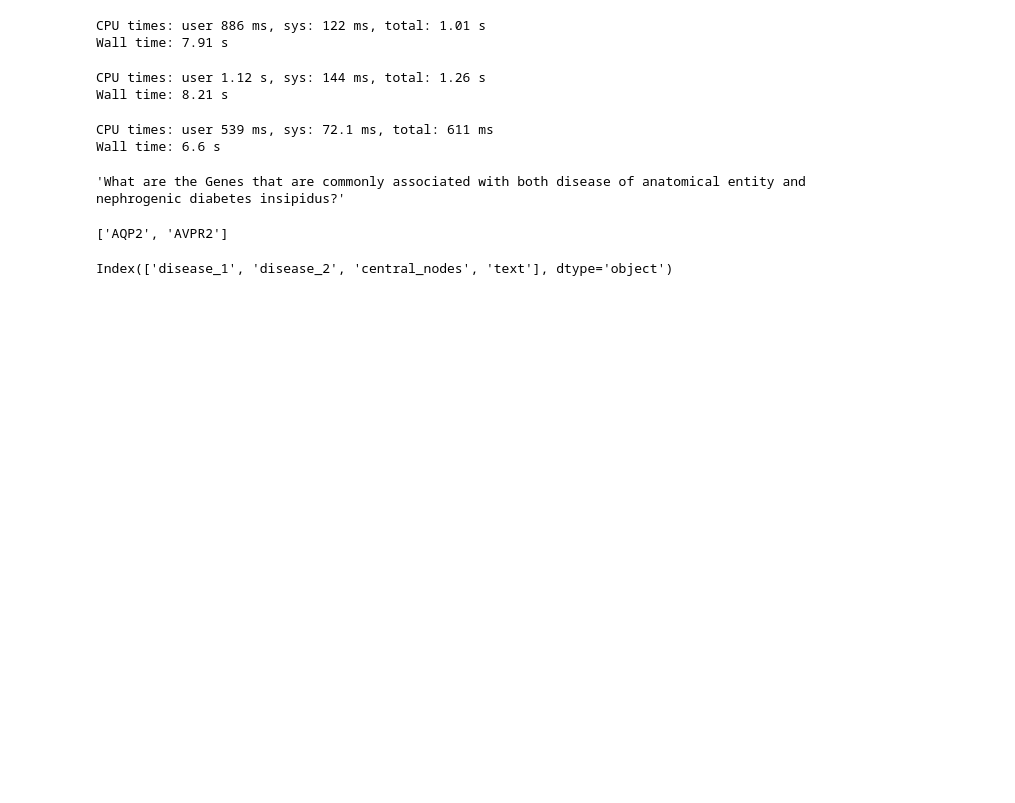
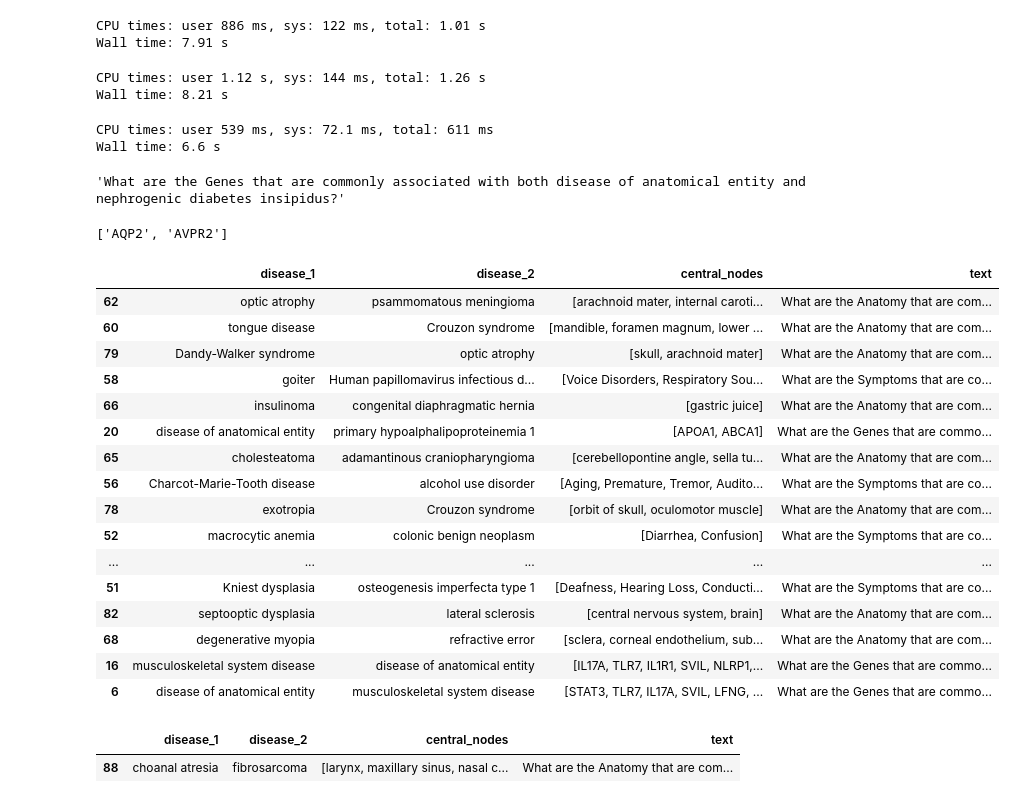
Before and after one commit to BaranziniLab/KG_RAG, a Jupyter notebook: codes/llm_notebooks/benchmark_datasets/graph_traversal/two_hop_data.ipynb, the cells around one changed output. Saved outputs shown, nothing was run; the diff lists cells and outputs as text; code cells hidden in the pictures; blank space fills up the shorter version.

```diff
--- a/codes/llm_notebooks/benchmark_datasets/graph_traversal/two_hop_data.ipynb
+++ b/codes/llm_notebooks/benchmark_datasets/graph_traversal/two_hop_data.ipynb
@@ -144,20 +144,20 @@ def get_all_two_hop_data(central_node, predicate, node1, node2, disease_list, ou
     sdb.close()
     return central_node_list
 # %%
-%%time
+# %%time
 
-sample_diseases = random.sample(disease_id_list, 300)
-disease_gene_2_hop = get_two_hop_data("Gene", "ASSOCIATES_DaG", sample_diseases, outbound=True)
-disease_gene_2_hop = disease_gene_2_hop.sample(n=30)
+# sample_diseases = random.sample(disease_id_list, 300)
+# disease_gene_2_hop = get_two_hop_data("Gene", "ASSOCIATES_DaG", sample_diseases, outbound=True)
+# disease_gene_2_hop = disease_gene_2_hop.sample(n=30)
 
-disease_gene_2_hop_with_all_central_nodes = []
-for index, row in disease_gene_2_hop.iterrows():
-    central_node_list = get_all_two_hop_data("Gene", "ASSOCIATES_DaG", row["node_1"], row["node_3"], sample_diseases)
-    disease_gene_2_hop_with_all_central_nodes.append((row["node_1"], row["node_3"], central_node_list))
+# disease_gene_2_hop_with_all_central_nodes = []
+# for index, row in disease_gene_2_hop.iterrows():
+#     central_node_list = get_all_two_hop_data("Gene", "ASSOCIATES_DaG", row["node_1"], row["node_3"], sample_diseases)
+#     disease_gene_2_hop_with_all_central_nodes.append((row["node_1"], row["node_3"], central_node_list))
 
-disease_gene_2_hop_with_all_central_nodes_df = pd.DataFrame(disease_gene_2_hop_with_all_central_nodes, columns=["disease_1", "disease_2", "central_nodes"])
+# disease_gene_2_hop_with_all_central_nodes_df = pd.DataFrame(disease_gene_2_hop_with_all_central_nodes, columns=["disease_1", "disease_2", "central_nodes"])
 
-disease_gene_2_hop_with_all_central_nodes_df.loc[:, "text"] = "What are the Genes that are commonly associated with both " + disease_gene_2_hop_with_all_central_nodes_df.disease_1 + " and " + disease_gene_2_hop_with_all_central_nodes_df.disease_2 + "?"
+# disease_gene_2_hop_with_all_central_nodes_df.loc[:, "text"] = "What are the Genes that are commonly associated with both " + disease_gene_2_hop_with_all_central_nodes_df.disease_1 + " and " + disease_gene_2_hop_with_all_central_nodes_df.disease_2 + "?"
 # %% [output]
 CPU times: user 886 ms, sys: 122 ms, total: 1.01 s
 Wall time: 7.91 s
@@ -210,6 +210,27 @@ disease_node_2_hop_data.central_nodes.values[10]
 # %% [output]
 ['AQP2', 'AVPR2']
 # %%
-disease_node_2_hop_data.columns
+disease_node_2_hop_data.head(50)
 # %% [output]
-Index(['disease_1', 'disease_2', 'central_nodes', 'text'], dtype='object')
+|  | disease_1 | disease_2 | central_nodes | text |
+| 62 | optic atrophy | psammomatous meningioma | [arachnoid mater, internal caroti... | What are the Anatomy that are com... |
+| 60 | tongue disease | Crouzon syndrome | [mandible, foramen magnum, lower ... | What are the Anatomy that are com... |
+| 79 | Dandy-Walker syndrome | optic atrophy | [skull, arachnoid mater] | What are the Anatomy that are com... |
+| 58 | goiter | Human papillomavirus infectious d... | [Voice Disorders, Respiratory Sou... | What are the Symptoms that are co... |
+| 66 | insulinoma | congenital diaphragmatic hernia | [gastric juice] | What are the Anatomy that are com... |
+| 20 | disease of anatomical entity | primary hypoalphalipoproteinemia 1 | [APOA1, ABCA1] | What are the Genes that are commo... |
+| 65 | cholesteatoma | adamantinous craniopharyngioma | [cerebellopontine angle, sella tu... | What are the Anatomy that are com... |
+| 56 | Charcot-Marie-Tooth disease | alcohol use disorder | [Aging, Premature, Tremor, Audito... | What are the Symptoms that are co... |
+| 78 | exotropia | Crouzon syndrome | [orbit of skull, oculomotor muscle] | What are the Anatomy that are com... |
+| 52 | macrocytic anemia | colonic benign neoplasm | [Diarrhea, Confusion] | What are the Symptoms that are co... |
+| ... | ... | ... | ... | ... |
+| 51 | Kniest dysplasia | osteogenesis imperfecta type 1 | [Deafness, Hearing Loss, Conducti... | What are the Symptoms that are co... |
+| 82 | septooptic dysplasia | lateral sclerosis | [central nervous system, brain] | What are the Anatomy that are com... |
+| 68 | degenerative myopia | refractive error | [sclera, corneal endothelium, sub... | What are the Anatomy that are com... |
+| 16 | musculoskeletal system disease | disease of anatomical entity | [IL17A, TLR7, IL1R1, SVIL, NLRP1,... | What are the Genes that are commo... |
+| 6 | disease of anatomical entity | musculoskeletal system disease | [STAT3, TLR7, IL17A, SVIL, LFNG, ... | What are the Genes that are commo... |
+# %%
+disease_node_2_hop_data[disease_node_2_hop_data.disease_1 == "choanal atresia"]
+# %% [output]
+|  | disease_1 | disease_2 | central_nodes | text |
+| 88 | choanal atresia | fibrosarcoma | [larynx, maxillary sinus, nasal c... | What are the Anatomy that are com... |
```
Also changed, not shown: 3 other files.
